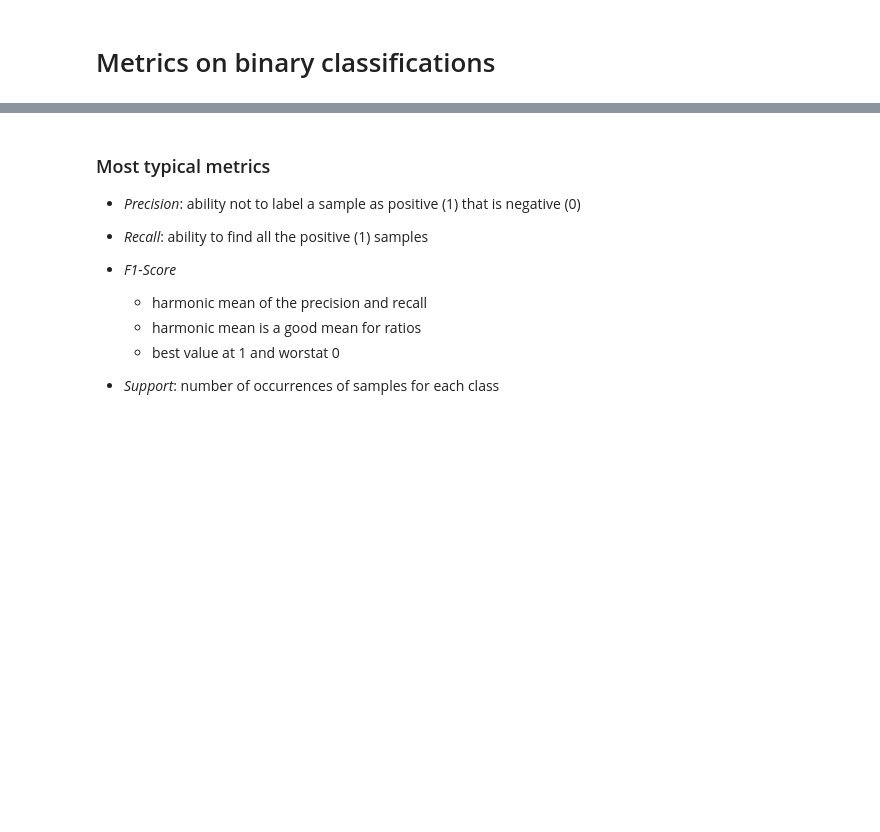
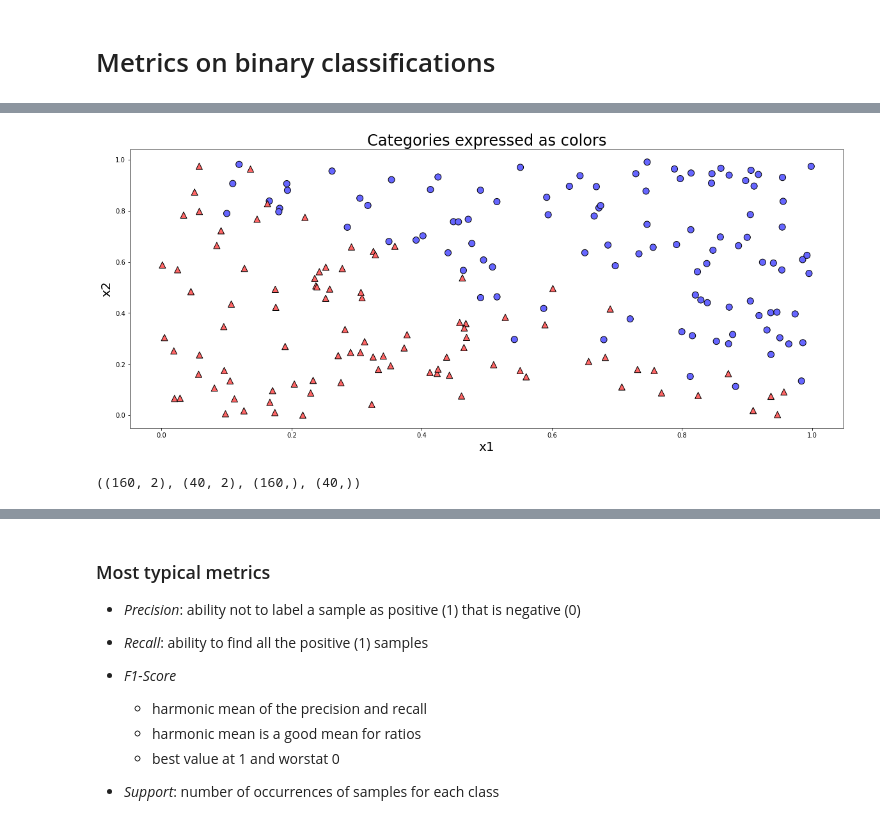
Before and after one commit to embarced/notebooks, a Jupyter notebook: deep/binary-metrics.ipynb, the cells around one changed output, grey strips where cells are left out. Cells and saved outputs as stored; diff of their text form; code cells hidden in the pictures; blank space fills up the shorter version.

```diff
--- a/deep/binary-metrics.ipynb
+++ b/deep/binary-metrics.ipynb
@@ -101,0 +413,71 @@ Use tf.where in 2.0, which has the same broadcast rule as np.where
+# %%
+#@title Configure our example { run: "auto", display-mode: "form" }
+
+# https://colab.research.google.com/notebooks/forms.ipynb
+
+n = 200 #@param {type:"slider", min:1, max:1000, step:1}
+m = -1 #@param {type:"slider", min:-10, max:10, step: 0.1}
+b = 1 #@param {type:"slider", min:-10, max:10, step: 0.1}
+
+noise_level = 0.1 #@param {type:"slider", min:0.0, max:1.0, step:0.1}
+
+title = 'Categories expressed as colors' #@param {type:"string"}
+dim_1_label = 'x1' #@param {type:"string"}
+dim_2_label = 'x2' #@param {type:"string"}
+
+import pandas as pd
+import numpy as np
+
+# np.random.seed(42)
+
+# all points
+X = np.random.uniform(0, 1, (n, 2))
+
+# below or above line determines which category they belong to (plus noise)
+noise = np.random.normal(0, noise_level, n)
+y_bool = X[:, 1] > m*X[:, 0]+b + noise
+y = y_bool.astype(int)
+
+plt.xlabel(dim_1_label)
+plt.ylabel(dim_2_label)
+plt.title(title)
+
+size=100
+
+from matplotlib.colors import ListedColormap
+cmap = ListedColormap(['#FF6666', '#6666FF'])
+
+plt.scatter(X[:,0], X[:,1], c=y, cmap=cmap, marker='o', edgecolors='k', s=y*size);
+plt.scatter(X[:,0], X[:,1], c=y, cmap=cmap, marker='^', edgecolors='k', s=~y_bool*size);
+
+x = tf.constant(X, dtype='float32')
+y_true = tf.constant(y, dtype='float32')
+
+def plot_decision_boundaries(model, X, y_true):
+  _, ax = plt.subplots(figsize=(8,4), dpi=300)
+
+  clfviz_bivar(
+              model, X, y_true,
+             show=['instances', 'boundaries', 'probabilities', 'misclassified'],
+             markers=['^','o'],
+             ntiles=50,
+             ax=ax,
+             tile_fraction=1.0,
+             boundary_markersize=1.0,
+             feature_names=[dim_1_label, dim_1_label],
+             colors={'class_boundary': 'black',
+                     'tile_alpha': 0.5,
+                     'warning' : 'yellow',
+                     'classes':
+                         [None,  # 0 classes
+                          None,  # 1 class
+                          ['#FF6666', '#6666FF'],  # 2 classes
+                          ]})
+# %% [output]
+[figure, added]
+# %%
+from sklearn.model_selection import train_test_split
+X_train, X_test, y_train, y_test = train_test_split(X, y, test_size=0.2, random_state=42, stratify=y)
+X_train.shape, X_test.shape, y_train.shape, y_test.shape
+# %% [output]
+((160, 2), (40, 2), (160,), (40,))
```
Also changed, not shown: parts of 32 cells of this notebook.
